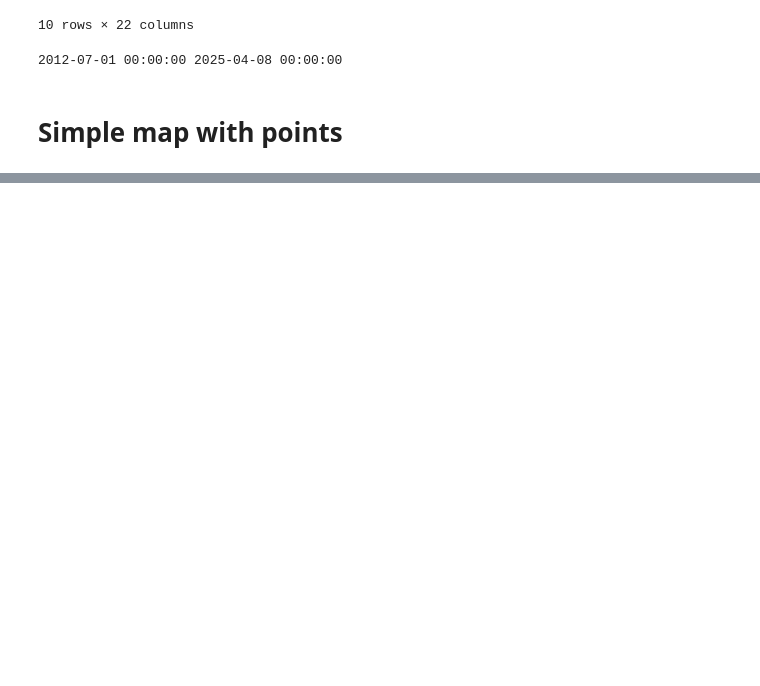
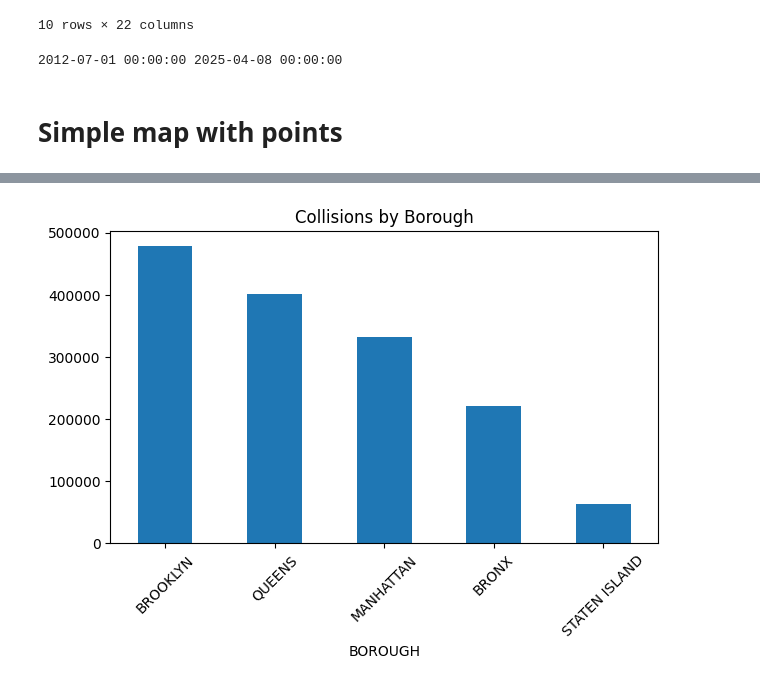
Before and after one commit to GisleGaren/GisleGaren.github.io, a Jupyter notebook: data_explore/explore.ipynb, the cells around one changed output, grey strips where cells are left out. Saved outputs shown, nothing was run; the diff lists cells and outputs as text; code cells hidden in the pictures; blank space fills up the shorter version.

```diff
--- a/data_explore/explore.ipynb
+++ b/data_explore/explore.ipynb
@@ -49,0 +59,7 @@ m
+# %%
+df_vehicle_crashes["BOROUGH"].value_counts().plot(kind="bar", title="Collisions by Borough")
+plt.xticks(rotation=45)
+plt.tight_layout()  # Optional: prevents label cutoff
+plt.show()
+# %% [output]
+[figure, added]
```
Also changed, not shown: parts of 5 cells of this notebook.
